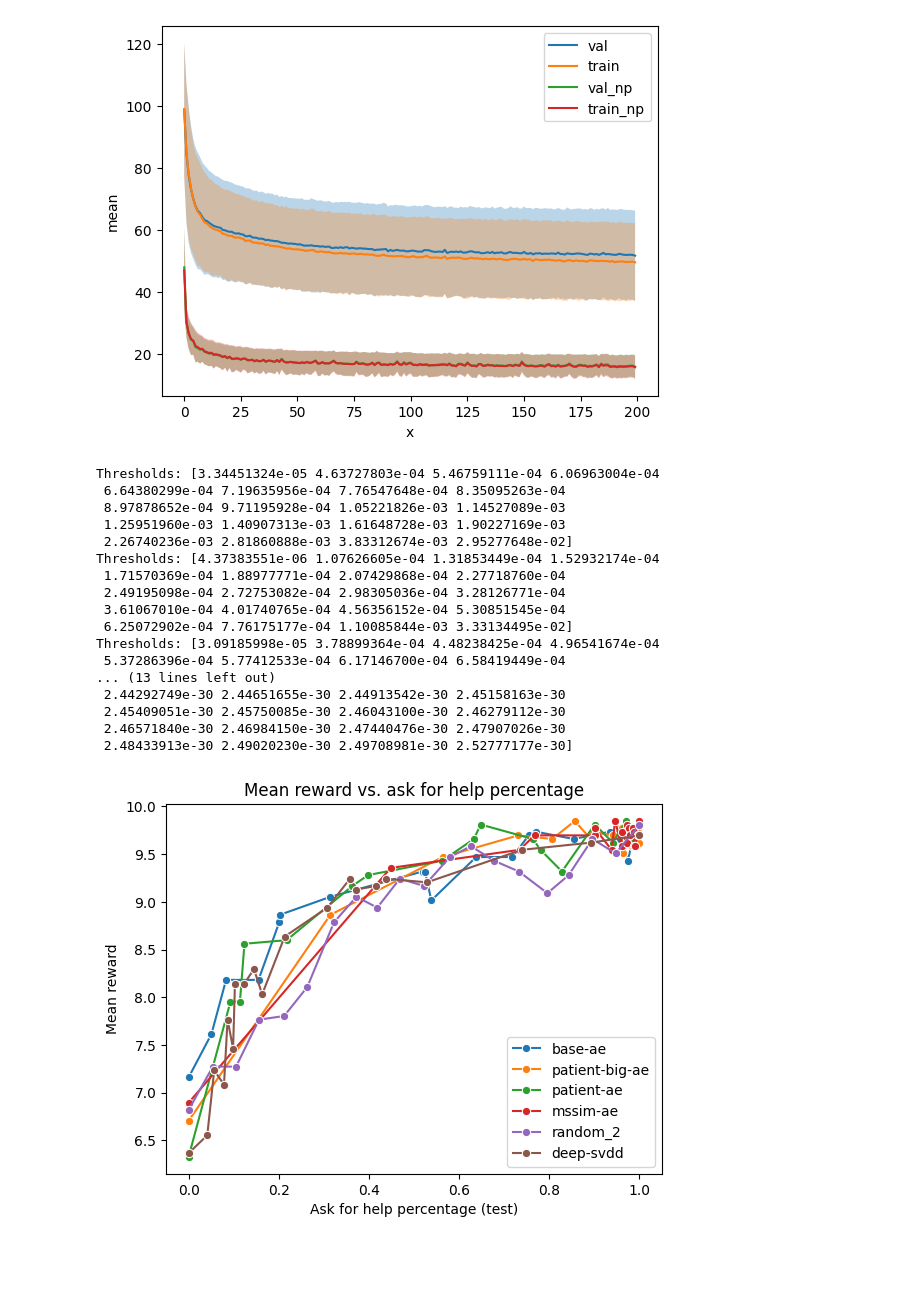
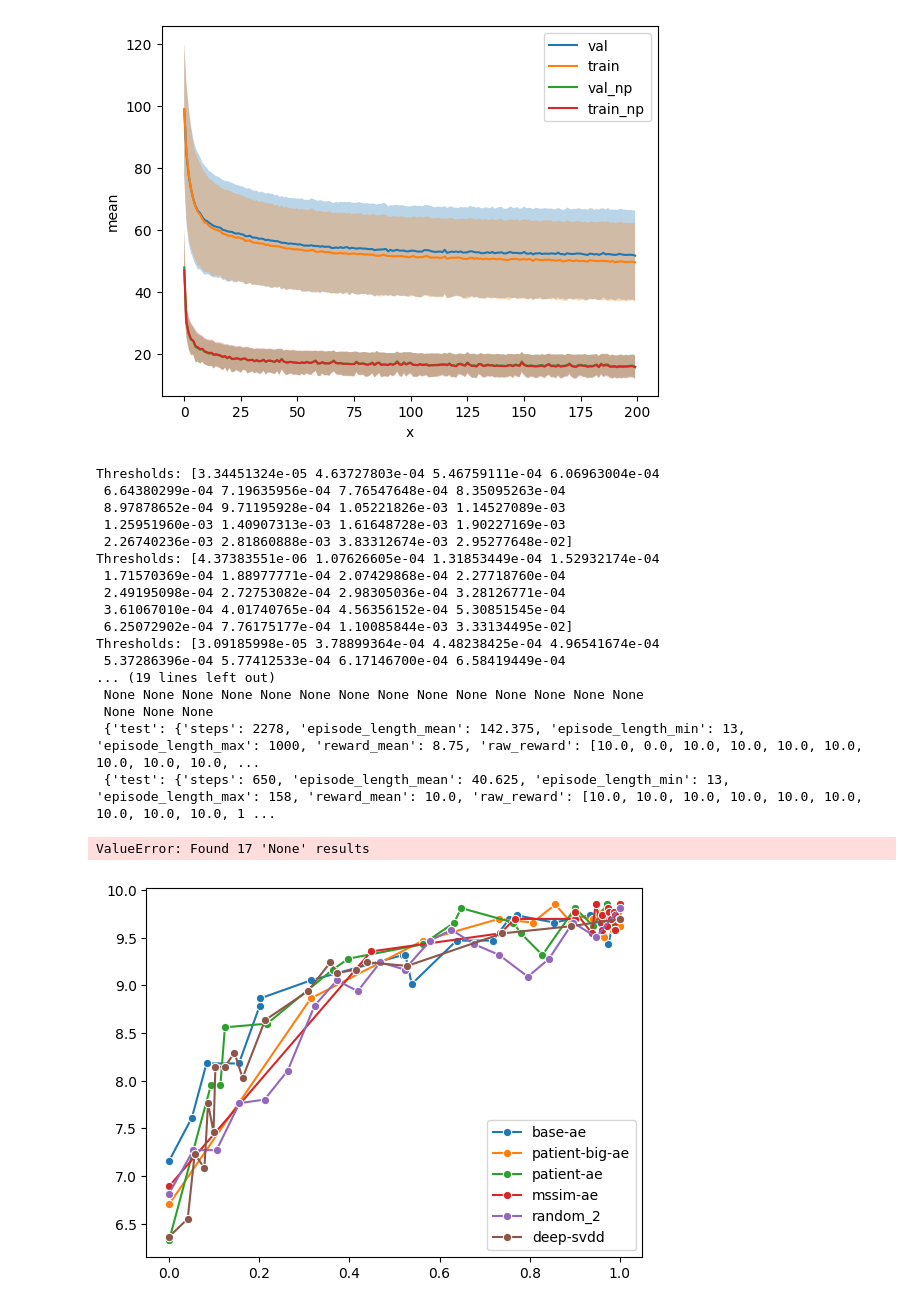
Before and after one commit to PavelCz/yrc-bench-fork, a Jupyter notebook: analyzing/plotting.ipynb, the cells around one changed output. Saved outputs shown, nothing was run; the diff lists cells and outputs as text; code cells hidden in the pictures; blank space fills up the shorter version.

Commit message:
Plotting and launch config

```diff
--- a/analyzing/plotting.ipynb
+++ b/analyzing/plotting.ipynb
@@ -71,7 +71,9 @@ import matplotlib.pyplot as plt
 base_path = Path("/home/pavel/data/goal-misgen/tmp")
 
 eval_path = base_path / "09-eval-20-thresh"
-evals = ["base-ae", "patient-big-ae", "patient-ae", "mssim-ae", "random_2", "deep-svdd"]
+evals = [
+    "base-ae", "patient-big-ae", "patient-ae", "mssim-ae", "random_2", "deep-svdd", "debug-mssim-test"
+]
 
 # eval_path = base_path / "10-eval-no-bg"
 # evals = ["random"]
@@ -91,6 +93,13 @@ for eval in evals:
     mean_rewards = []
     std_rewards = []
     afh_percentage = []
+
+    # Count the number of 'None' results
+    num_none = sum(1 if result is None else 0 for result in results)
+    if num_none > 0:
+        print(f"Number of 'None' results: {num_none}")
+        print(f"Results: {results}")
+        raise ValueError(f"Found {num_none} 'None' results")
 
     for result in results:
         mean_rewards.append(result[split]["reward_mean"])
@@ -113,43 +122,44 @@ for eval in evals:
 
     # print(f"Ask for help percentage: {train_ood_percentage}")
 
-    print(f"Thresholds: {thresholds}")
+    # print(f"Thresholds: {thresholds}")
 
     # Plot lineplot using seaborn.
     sns.lineplot(x=afh_percentage, y=mean_rewards, label=eval, marker="o")
 
 plt.xlabel("Ask for help percentage (test)")
 plt.ylabel("Mean reward")
 plt.title("Mean reward vs. ask for help percentage")
 plt.legend()
 plt.show()
 
 # Plot lineplot using matplotlib.
 # plt.plot(thresholds, mean_rewards)
 # plt.fill_between(thresholds, mean_rewards - std_rewards, mean_rewards + std_rewards, alpha=0.5)
 # plt.show()
 
 
 
 # print(eval_data["thresholds"])
 
 # print(eval_data["scores"])
 # %% [output]
 Thresholds: [3.34451324e-05 4.63727803e-04 5.46759111e-04 6.06963004e-04
  6.64380299e-04 7.19635956e-04 7.76547648e-04 8.35095263e-04
  8.97878652e-04 9.71195928e-04 1.05221826e-03 1.14527089e-03
  1.25951960e-03 1.40907313e-03 1.61648728e-03 1.90227169e-03
  2.26740236e-03 2.81860888e-03 3.83312674e-03 2.95277648e-02]
 Thresholds: [4.37383551e-06 1.07626605e-04 1.31853449e-04 1.52932174e-04
  1.71570369e-04 1.88977771e-04 2.07429868e-04 2.27718760e-04
  2.49195098e-04 2.72753082e-04 2.98305036e-04 3.28126771e-04
  3.61067010e-04 4.01740765e-04 4.56356152e-04 5.30851545e-04
  6.25072902e-04 7.76175177e-04 1.10085844e-03 3.33134495e-02]
 Thresholds: [3.09185998e-05 3.78899364e-04 4.48238425e-04 4.96541674e-04
  5.37286396e-04 5.77412533e-04 6.17146700e-04 6.58419449e-04
-... (13 lines left out)
- 2.44292749e-30 2.44651655e-30 2.44913542e-30 2.45158163e-30
- 2.45409051e-30 2.45750085e-30 2.46043100e-30 2.46279112e-30
- 2.46571840e-30 2.46984150e-30 2.47440476e-30 2.47907026e-30
- 2.48433913e-30 2.49020230e-30 2.49708981e-30 2.52777177e-30]
+... (19 lines left out)
+ None None None None None None None None None None None None None None
+ None None None
+ {'test': {'steps': 2278, 'episode_length_mean': 142.375, 'episode_length_min': 13, 'episode_length_max': 1000, 'reward_mean': 8.75, 'raw_reward': [10.0, 0.0, 10.0, 10.0, 10.0, 10.0, 10.0, 10.0, 10.0, ...
+ {'test': {'steps': 650, 'episode_length_mean': 40.625, 'episode_length_min': 13, 'episode_length_max': 158, 'reward_mean': 10.0, 'raw_reward': [10.0, 10.0, 10.0, 10.0, 10.0, 10.0, 10.0, 10.0, 10.0, 1 ...
+ValueError: Found 17 'None' results
-[figure, old version]
+[figure, new version]
```
